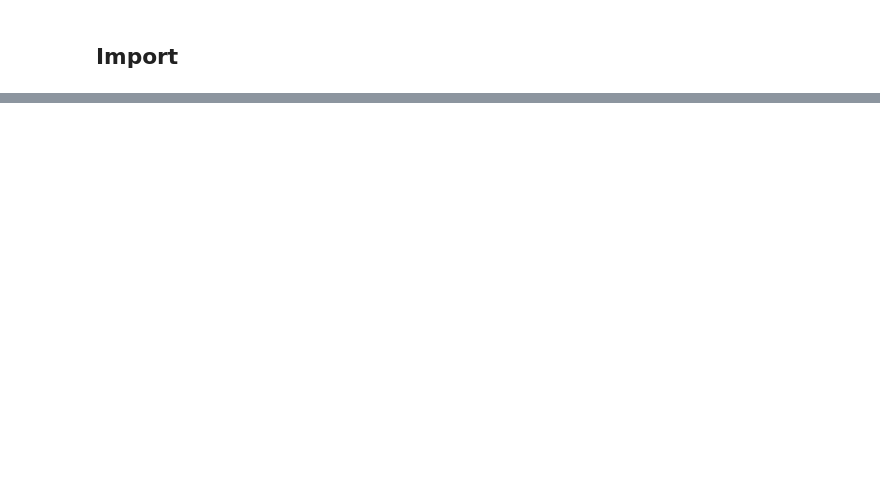
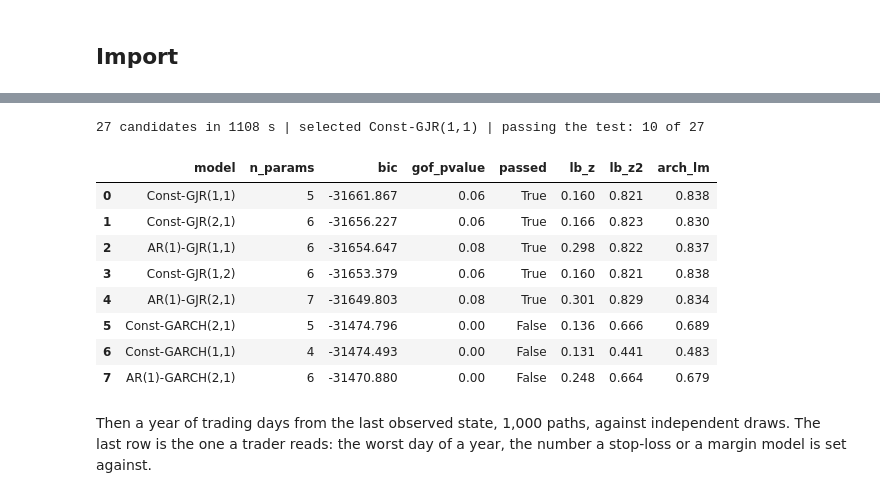
Before and after one commit to mamadouyamar/CVineMarketGen, a Jupyter notebook: examples/04_time_series_of_a_factor.ipynb, the cells around one changed output, grey strips where cells are left out. Saved outputs shown, nothing was run; the diff lists cells and outputs as text; code cells hidden in the pictures; blank space fills up the shorter version.

```diff
--- a/examples/04_time_series_of_a_factor.ipynb
+++ b/examples/04_time_series_of_a_factor.ipynb
@@ -545,0 +96,25 @@ checked against the history's dynamics and dependence.
+# %%
+import os, sys, time, json, warnings
+import numpy as np
+import pandas as pd
+import matplotlib.pyplot as plt
+warnings.filterwarnings("ignore")          # arch reports iteration limits on a few (2,2) refits
+pd.set_option("display.width", 200)
+
+ROOT = os.path.dirname(os.getcwd()) if os.path.basename(os.getcwd()) == "examples" else os.getcwd()
+sys.path.insert(0, ROOT)
+try:
+    import cvinemarketgen
+except ImportError:                        # Google Colab
+    import subprocess
+    subprocess.run([sys.executable, "-m", "pip", "install", "-q", "git+https://github.com/mamadouyamar/CVineMarketGen.git"], check=True)
+    import cvinemarketgen
+print("cvinemarketgen", cvinemarketgen.__version__)
+
+from cvinemarketgen import (load_factor_data, load_daily_returns, iid_tests, GarchFamily, GaussianHMM,
+                            select_dynamics, gof_bootstrap, fit_johnson_su, johnson_su_cdf)
+from cvinemarketgen.selection import _jsu_on
+from scipy import stats
+import seaborn as sns
+A = lambda m: m * 1200                     # monthly mean -> percent a year
+V = lambda v: v * np.sqrt(12) * 100        # monthly vol  -> percent a year
@@ -545,0 +709,21 @@ checked against the history's dynamics and dependence.
+# %%
+t0 = time.time()
+sel_d = select_dynamics(D.to_frame(), states=(2,), B=50, seed=0, verbose=False)
+bd = sel_d.models["SPY"]; cd = sel_d.candidates.sort_values("bic")[["model", "n_params", "bic", "gof_pvalue", "passed", "lb_z", "lb_z2", "arch_lm"]]
+print(f"{len(cd)} candidates in {time.time() - t0:.0f} s | selected {bd.name} | passing the test: {int(cd['passed'].sum())} of {len(cd)}")
+pd.concat([cd[cd["passed"]].head(5), cd[~cd["passed"]].head(3)]).round(3).reset_index(drop=True)
+# %% [output]
+27 candidates in 1108 s | selected Const-GJR(1,1) | passing the test: 10 of 27
+|  | model | n_params | bic | gof_pvalue | passed | lb_z | lb_z2 | arch_lm |
+| 0 | Const-GJR(1,1) | 5 | -31661.867 | 0.06 | True | 0.160 | 0.821 | 0.838 |
+| 1 | Const-GJR(2,1) | 6 | -31656.227 | 0.06 | True | 0.166 | 0.823 | 0.830 |
+| 2 | AR(1)-GJR(1,1) | 6 | -31654.647 | 0.08 | True | 0.298 | 0.822 | 0.837 |
+| 3 | Const-GJR(1,2) | 6 | -31653.379 | 0.06 | True | 0.160 | 0.821 | 0.838 |
+| 4 | AR(1)-GJR(2,1) | 7 | -31649.803 | 0.08 | True | 0.301 | 0.829 | 0.834 |
+| 5 | Const-GARCH(2,1) | 5 | -31474.796 | 0.00 | False | 0.136 | 0.666 | 0.689 |
+| 6 | Const-GARCH(1,1) | 4 | -31474.493 | 0.00 | False | 0.131 | 0.441 | 0.483 |
+| 7 | AR(1)-GARCH(2,1) | 6 | -31470.880 | 0.00 | False | 0.248 | 0.664 | 0.679 |
+# %% [markdown]
+Then a year of trading days from the last observed state, 1,000 paths,
+against independent draws. The last row is the one a trader reads: the worst
+day of a year, the number a stop-loss or a margin model is set against.
```
Also changed, not shown: parts of 75 cells of this notebook, 2 other files.
